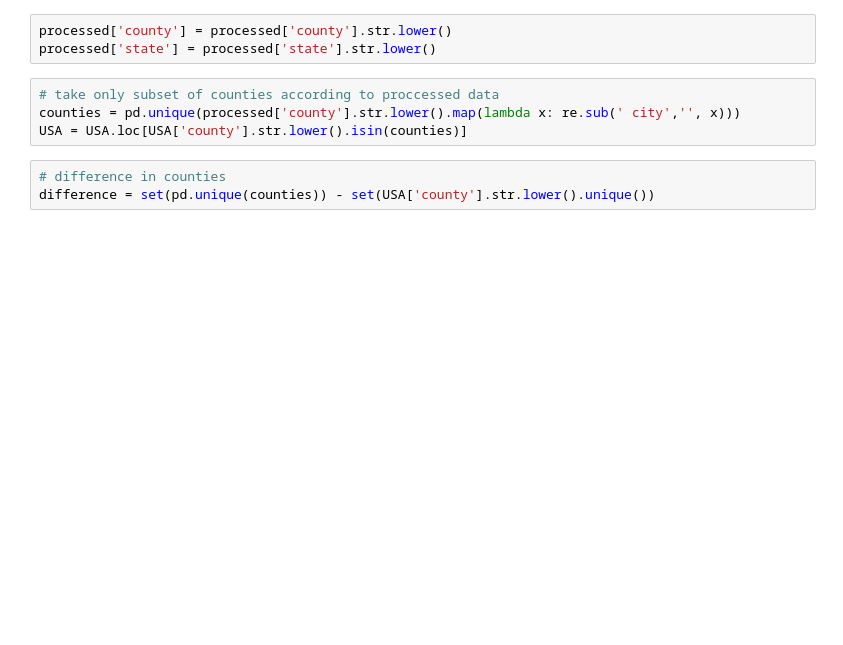
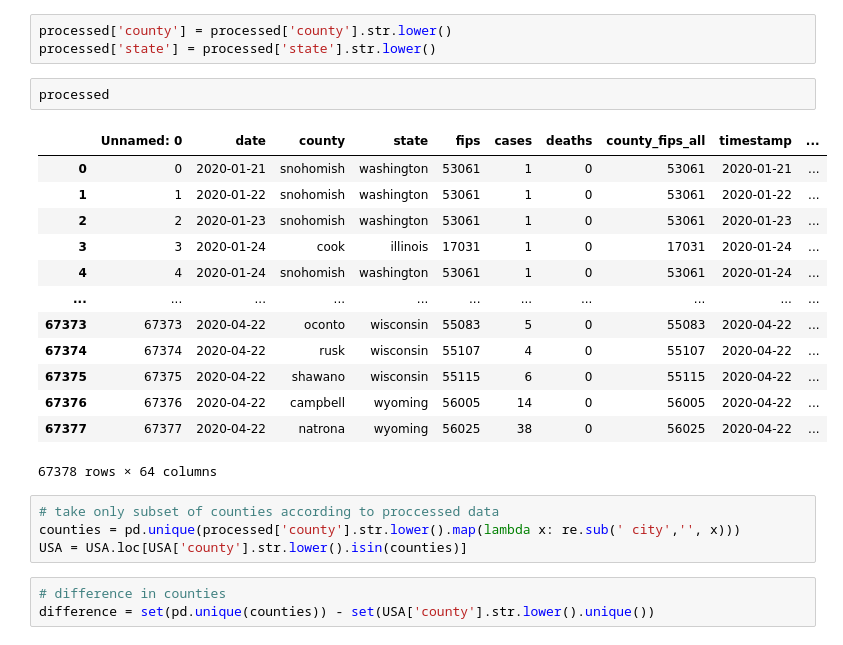
Before and after one commit to TianyuanCai/covid19, a Jupyter notebook: code/mobility_EDA.ipynb, the cells around one changed output. Saved outputs shown, nothing was run; the diff lists cells and outputs as text; blank space fills up the shorter version.

```diff
--- a/code/mobility_EDA.ipynb
+++ b/code/mobility_EDA.ipynb
@@ -35,6 +51,22 @@ USA = USA.drop(['sub_region_1'],axis=1)
 # %%
 processed['county'] = processed['county'].str.lower()
 processed['state'] = processed['state'].str.lower()
+# %%
+processed
+# %% [output]
+|  | Unnamed: 0 | date | county | state | fips | cases | deaths | county_fips_all | timestamp | ... |
+| 0 | 0 | 2020-01-21 | snohomish | washington | 53061 | 1 | 0 | 53061 | 2020-01-21 | ... |
+| 1 | 1 | 2020-01-22 | snohomish | washington | 53061 | 1 | 0 | 53061 | 2020-01-22 | ... |
+| 2 | 2 | 2020-01-23 | snohomish | washington | 53061 | 1 | 0 | 53061 | 2020-01-23 | ... |
+| 3 | 3 | 2020-01-24 | cook | illinois | 17031 | 1 | 0 | 17031 | 2020-01-24 | ... |
+| 4 | 4 | 2020-01-24 | snohomish | washington | 53061 | 1 | 0 | 53061 | 2020-01-24 | ... |
+| ... | ... | ... | ... | ... | ... | ... | ... | ... | ... | ... |
+| 67373 | 67373 | 2020-04-22 | oconto | wisconsin | 55083 | 5 | 0 | 55083 | 2020-04-22 | ... |
+| 67374 | 67374 | 2020-04-22 | rusk | wisconsin | 55107 | 4 | 0 | 55107 | 2020-04-22 | ... |
+| 67375 | 67375 | 2020-04-22 | shawano | wisconsin | 55115 | 6 | 0 | 55115 | 2020-04-22 | ... |
+| 67376 | 67376 | 2020-04-22 | campbell | wyoming | 56005 | 14 | 0 | 56005 | 2020-04-22 | ... |
+| 67377 | 67377 | 2020-04-22 | natrona | wyoming | 56025 | 38 | 0 | 56025 | 2020-04-22 | ... |
+67378 rows × 64 columns
 # %%
 # take only subset of counties according to proccessed data
 counties = pd.unique(processed['county'].str.lower().map(lambda x: re.sub(' city','', x)))
```
Also changed, not shown: parts of 5 cells of this notebook, 4 other files.
